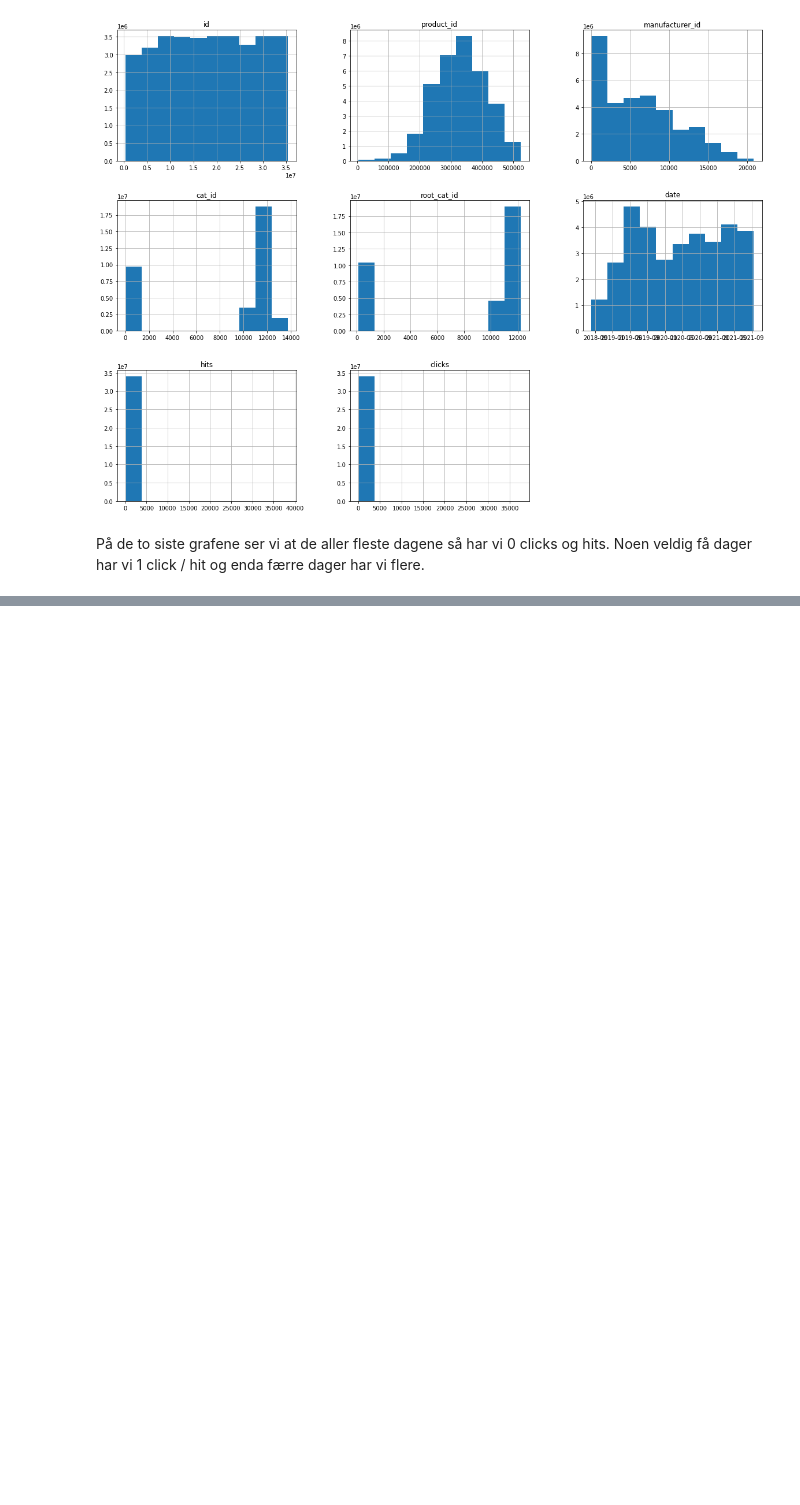
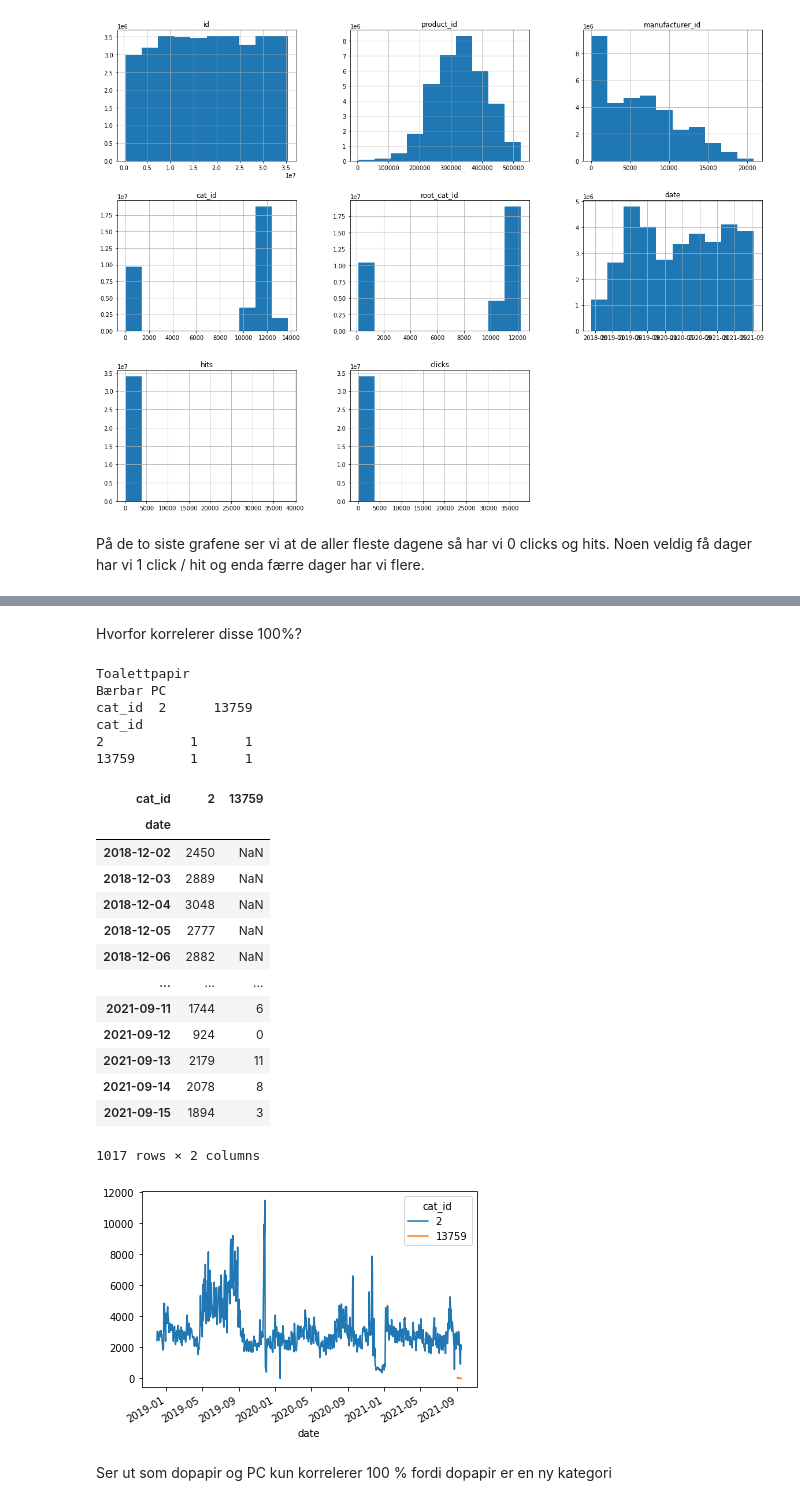
Before and after one commit to sjsivert/Masteroppgave, a Jupyter notebook: notebooks/sindre_anomely_detection.ipynb, the cells around one changed output, grey strips where cells are left out. Cells and saved outputs as stored; diff of their text form; code cells hidden in the pictures; blank space fills up the shorter version.

```diff
--- a/notebooks/sindre_anomely_detection.ipynb
+++ b/notebooks/sindre_anomely_detection.ipynb
@@ -328,0 +418,35 @@ print("Hello World!")
+# %% [markdown]
+Hvorfor korrelerer disse 100%?
+# %%
+
+print(category_id_to_names_map[13759])
+print(category_id_to_names_map[2])
+dopapir_pc = data_by_cat_id.loc[:, [2,  13759]]
+dopapir_pc.plot()
+dopapir_pc_corr = dopapir_pc.corr()
+print(dopapir_pc_corr)
+dopapir_pc
+# %% [output]
+Toalettpapir
+Bærbar PC
+cat_id  2      13759
+cat_id
+2           1      1
+13759       1      1
+| cat_id | 2 | 13759 |
+| date |  |  |
+| 2018-12-02 | 2450 | NaN |
+| 2018-12-03 | 2889 | NaN |
+| 2018-12-04 | 3048 | NaN |
+| 2018-12-05 | 2777 | NaN |
+| 2018-12-06 | 2882 | NaN |
+| ... | ... | ... |
+| 2021-09-11 | 1744 | 6 |
+| 2021-09-12 | 924 | 0 |
+| 2021-09-13 | 2179 | 11 |
+| 2021-09-14 | 2078 | 8 |
+| 2021-09-15 | 1894 | 3 |
+1017 rows × 2 columns
+[figure, added]
+# %% [markdown]
+Ser ut som dopapir og PC kun korrelerer 100 % fordi dopapir er en ny kategori
```
Also changed, not shown: parts of 17 cells of this notebook, 1 other file.
